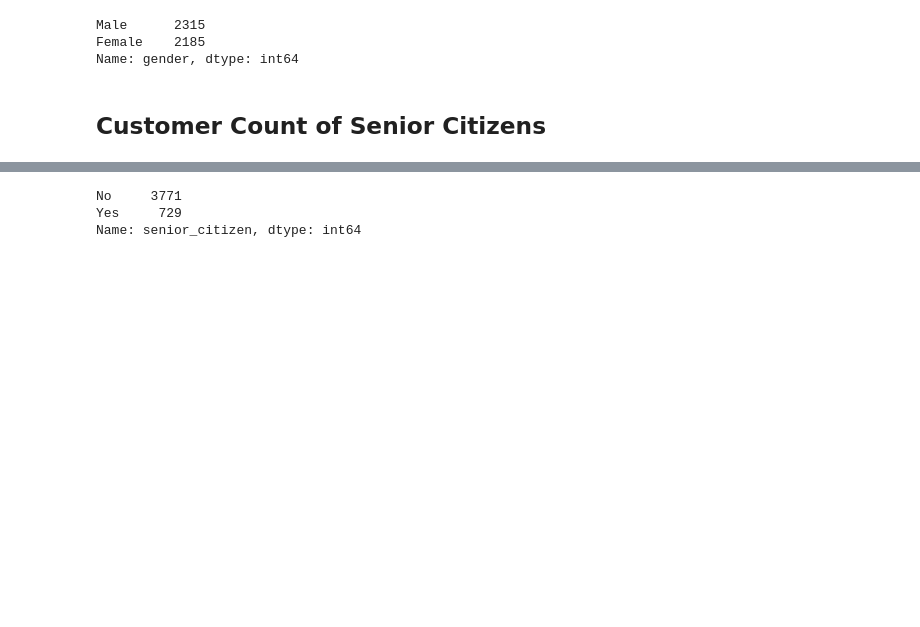
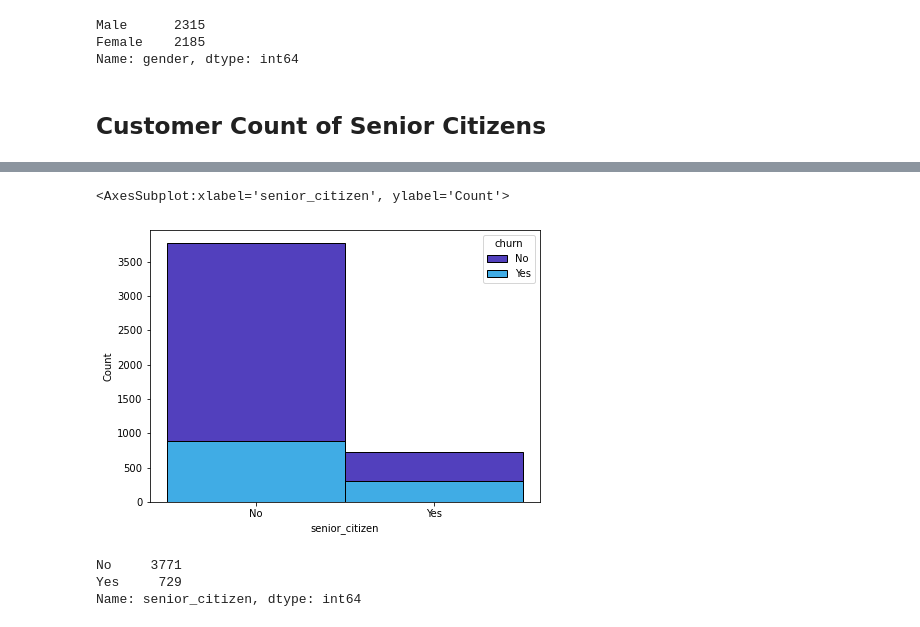
Before and after one commit to greg-maggard/classification_exercises, a Jupyter notebook: telco_classification_project/scratch_notes.ipynb, the cells around one changed output, grey strips where cells are left out. Drawn from its saved outputs; the diff is of its cells as text; code cells hidden in the pictures; blank space fills up the shorter version.

```diff
--- a/telco_classification_project/scratch_notes.ipynb
+++ b/telco_classification_project/scratch_notes.ipynb
@@ -142,3 +170,16 @@ sns.histplot(train, x = 'senior_citizen', legend = True)
+# %%
+f = plt.figure(figsize=(7,5))
+ax = f.add_subplot(1,1,1)
+
+sns.histplot(data= train, ax=ax, stat="count", multiple="stack",
+             x="senior_citizen", kde=False, hue="churn",
+             element="bars", legend=True)
+
+#look into making the colors of 'no' something like gray
+#make the 'yes' something like red (bad, generally) to stand out
+# %% [output]
+<AxesSubplot:xlabel='senior_citizen', ylabel='Count'>
+[figure, added]
 # %%
 train.senior_citizen.value_counts()
 # %% [output]
```
Also changed, not shown: parts of 50 cells of this notebook, 1 other file.
